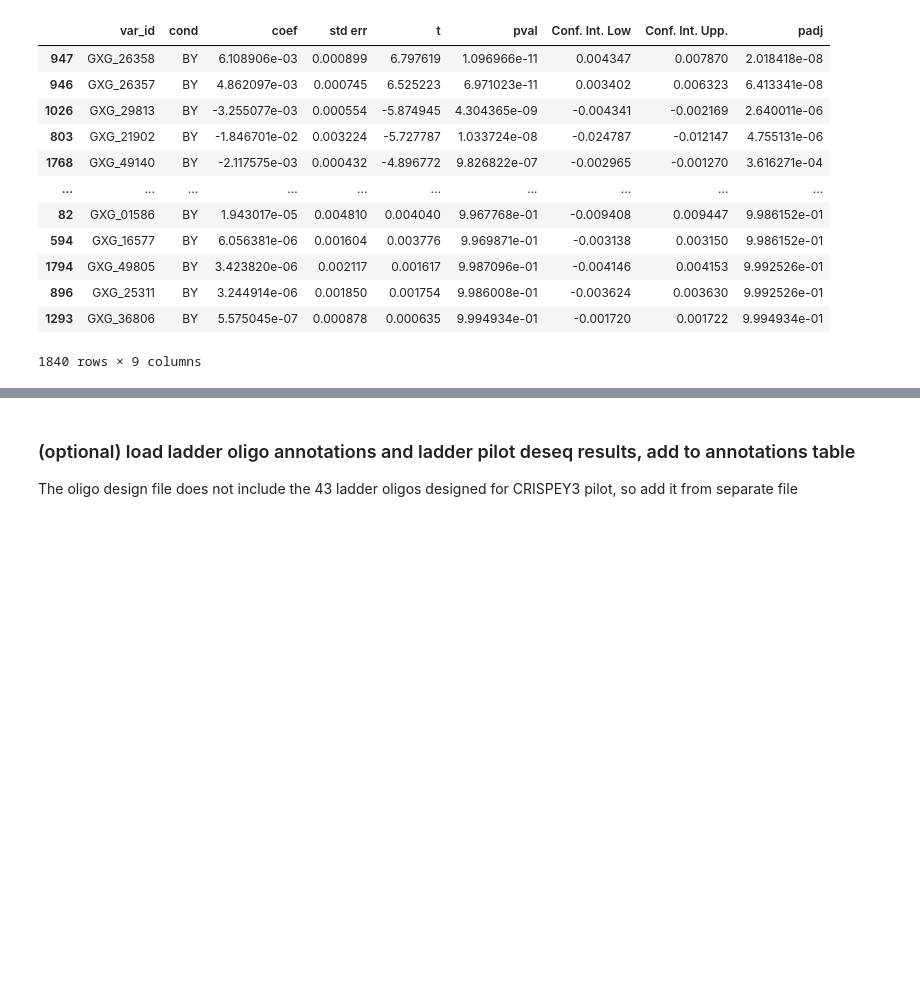
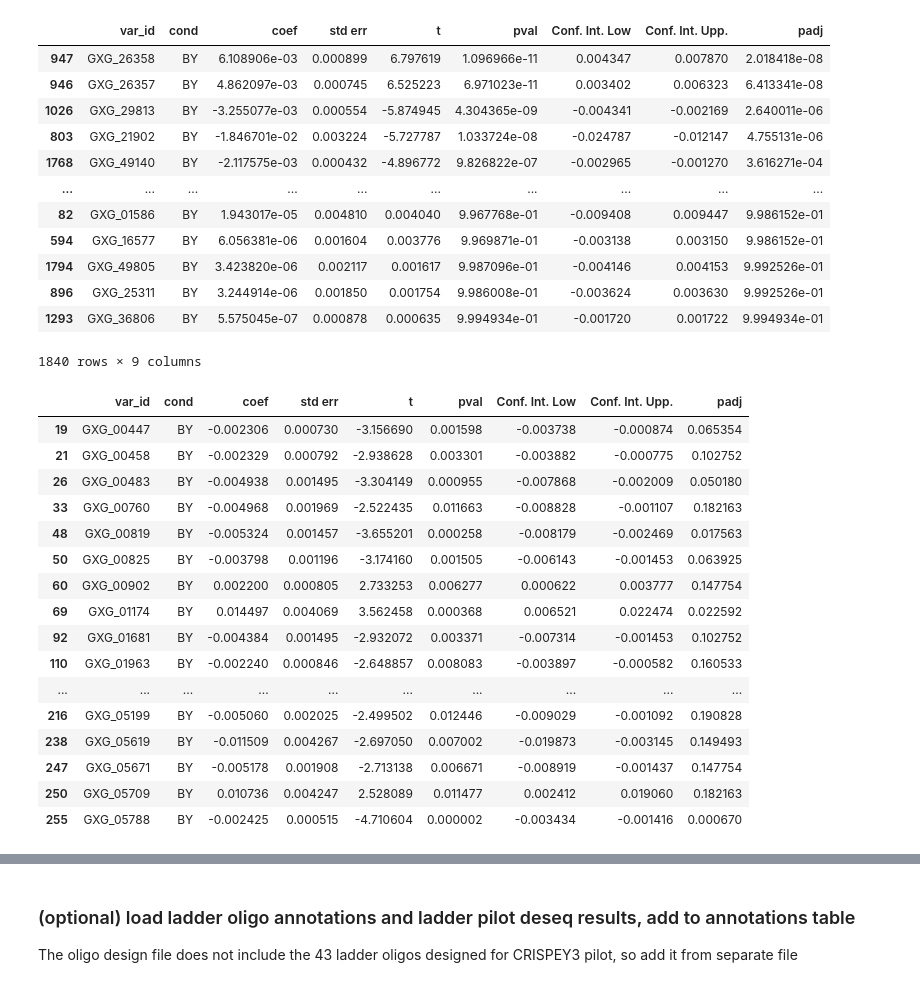
Before and after one commit to roy-ang/crispey3-epistasis, a Jupyter notebook: notebooks/analysis/crispey3-measure-fitness.ipynb, the cells around one changed output, grey strips where cells are left out. Saved outputs shown, nothing was run; the diff lists cells and outputs as text; code cells hidden in the pictures; blank space fills up the shorter version.

```diff
--- a/notebooks/analysis/crispey3-measure-fitness.ipynb
+++ b/notebooks/analysis/crispey3-measure-fitness.ipynb
@@ -402,0 +422,20 @@ var_fitness_df.to_csv(var_fitness_file, sep='\t', header=True)
+# %%
+var_fitness_df.query('padj<0.2').sort_values('var_id').head(20)
+# %% [output]
+|  | var_id | cond | coef | std err | t | pval | Conf. Int. Low | Conf. Int. Upp. | padj |
+| 19 | GXG_00447 | BY | -0.002306 | 0.000730 | -3.156690 | 0.001598 | -0.003738 | -0.000874 | 0.065354 |
+| 21 | GXG_00458 | BY | -0.002329 | 0.000792 | -2.938628 | 0.003301 | -0.003882 | -0.000775 | 0.102752 |
+| 26 | GXG_00483 | BY | -0.004938 | 0.001495 | -3.304149 | 0.000955 | -0.007868 | -0.002009 | 0.050180 |
+| 33 | GXG_00760 | BY | -0.004968 | 0.001969 | -2.522435 | 0.011663 | -0.008828 | -0.001107 | 0.182163 |
+| 48 | GXG_00819 | BY | -0.005324 | 0.001457 | -3.655201 | 0.000258 | -0.008179 | -0.002469 | 0.017563 |
+| 50 | GXG_00825 | BY | -0.003798 | 0.001196 | -3.174160 | 0.001505 | -0.006143 | -0.001453 | 0.063925 |
+| 60 | GXG_00902 | BY | 0.002200 | 0.000805 | 2.733253 | 0.006277 | 0.000622 | 0.003777 | 0.147754 |
+| 69 | GXG_01174 | BY | 0.014497 | 0.004069 | 3.562458 | 0.000368 | 0.006521 | 0.022474 | 0.022592 |
+| 92 | GXG_01681 | BY | -0.004384 | 0.001495 | -2.932072 | 0.003371 | -0.007314 | -0.001453 | 0.102752 |
+| 110 | GXG_01963 | BY | -0.002240 | 0.000846 | -2.648857 | 0.008083 | -0.003897 | -0.000582 | 0.160533 |
+| ... | ... | ... | ... | ... | ... | ... | ... | ... | ... |
+| 216 | GXG_05199 | BY | -0.005060 | 0.002025 | -2.499502 | 0.012446 | -0.009029 | -0.001092 | 0.190828 |
+| 238 | GXG_05619 | BY | -0.011509 | 0.004267 | -2.697050 | 0.007002 | -0.019873 | -0.003145 | 0.149493 |
+| 247 | GXG_05671 | BY | -0.005178 | 0.001908 | -2.713138 | 0.006671 | -0.008919 | -0.001437 | 0.147754 |
+| 250 | GXG_05709 | BY | 0.010736 | 0.004247 | 2.528089 | 0.011477 | 0.002412 | 0.019060 | 0.182163 |
+| 255 | GXG_05788 | BY | -0.002425 | 0.000515 | -4.710604 | 0.000002 | -0.003434 | -0.001416 | 0.000670 |
```
Also changed, not shown: parts of 7 cells of this notebook.
